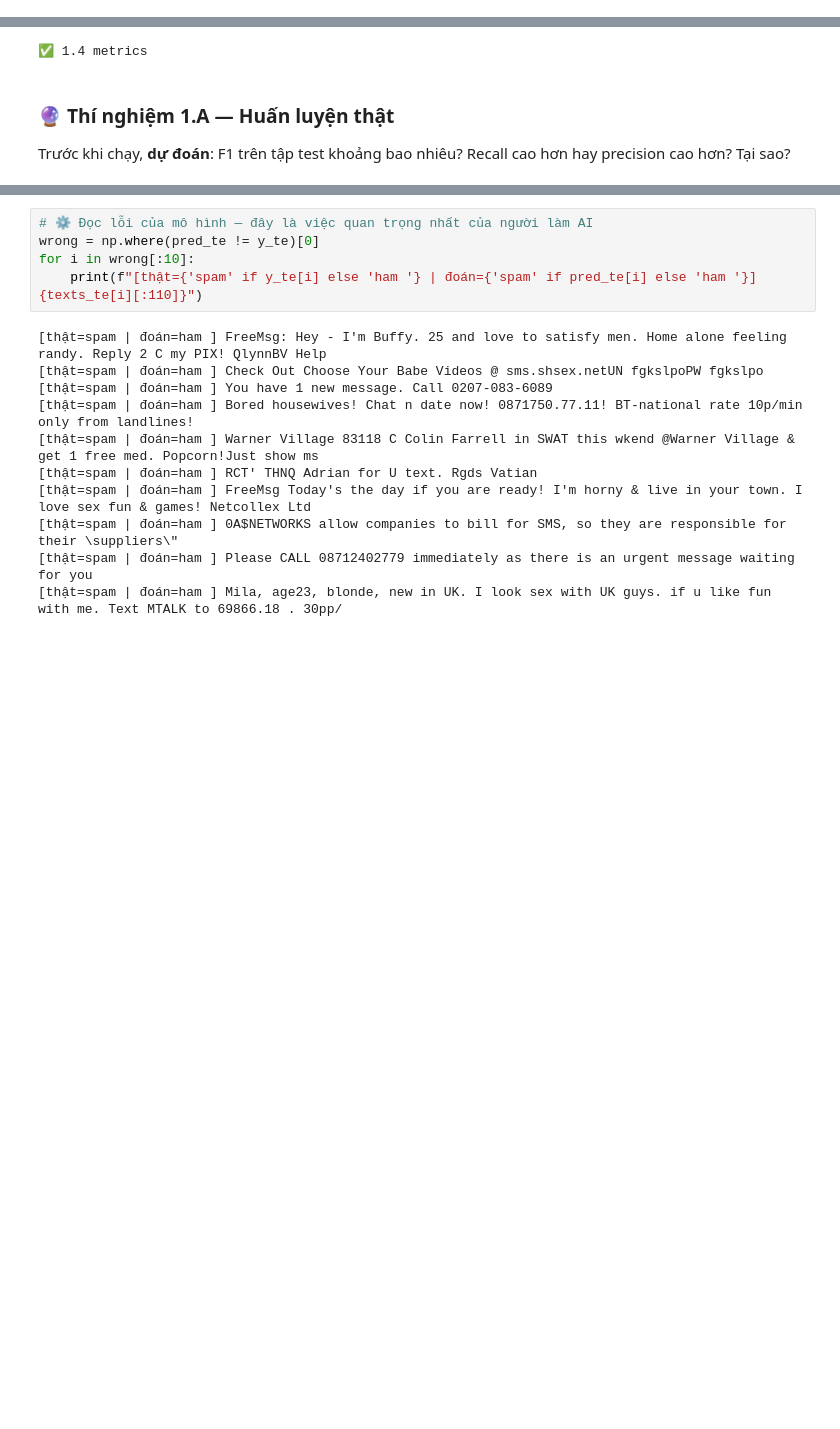
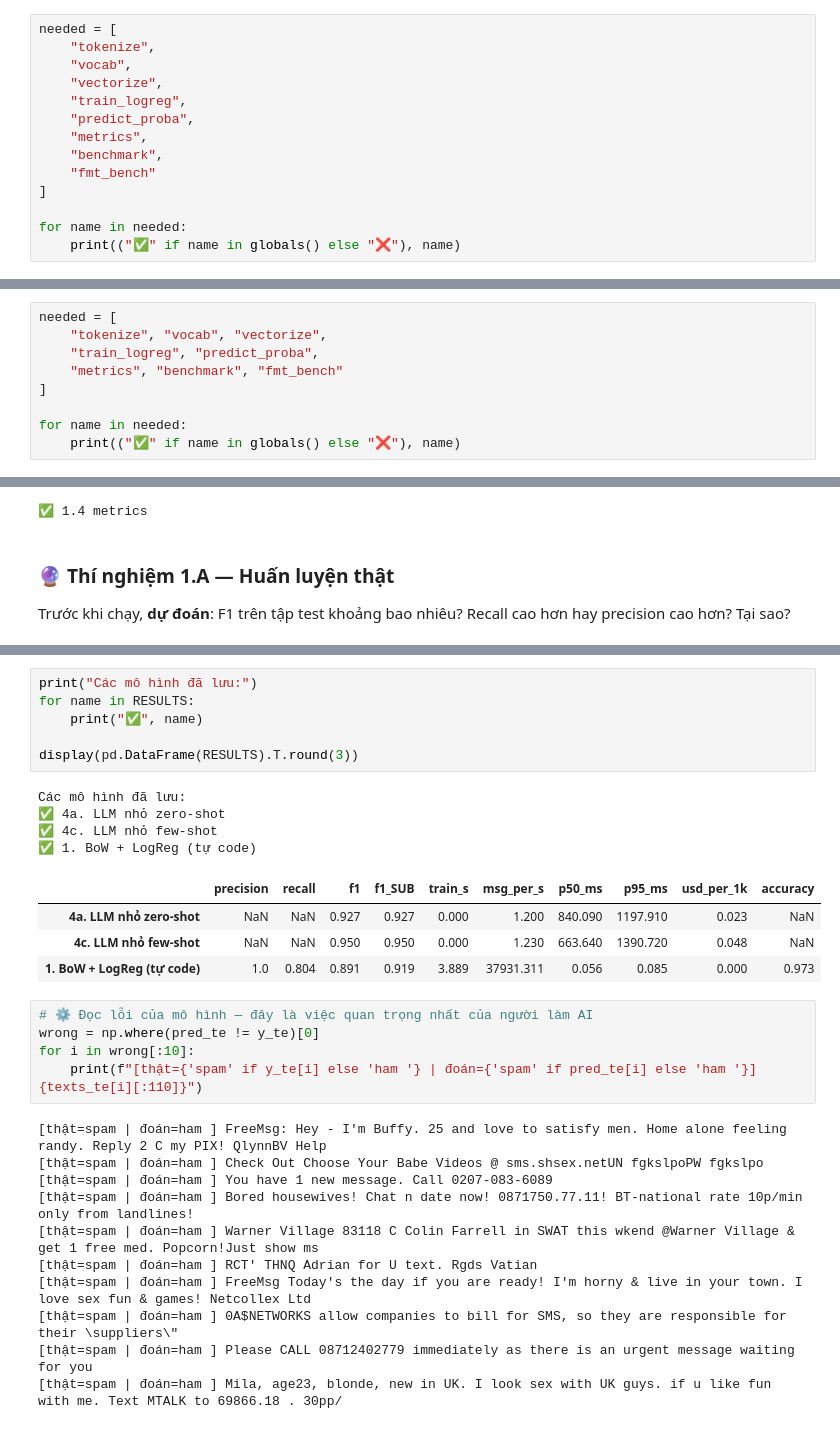
Before and after one commit to NTD-DUONG/K5-L3-DAY01-NguyenThuyDuong--2A202603388-AIFoundation, a Jupyter notebook: src/day01_spam_ml_dl_embedding_llm.ipynb, the cells around one changed output, grey strips where cells are left out. Cells and saved outputs as stored; diff of their text form; blank space fills up the shorter version.

```diff
--- a/src/day01_spam_ml_dl_embedding_llm.ipynb
+++ b/src/day01_spam_ml_dl_embedding_llm.ipynb
@@ -239,3 +290,17 @@ def vectorize(texts, vocab: dict[str, int]) -> np.ndarray:
                 X[i, vocab[word]] = 1.0
 
     return X
+# %%
+needed = [
+    "tokenize",
+    "vocab",
+    "vectorize",
+    "train_logreg",
+    "predict_proba",
+    "metrics",
+    "benchmark",
+    "fmt_bench"
+]
+
+for name in needed:
+    print(("✅" if name in globals() else "❌"), name)
@@ -274,3 +348,12 @@ def predict_proba(X, w, b):
     """p(spam) cho từng dòng của X:  σ(X·w + b) → shape (n,)"""
     z = X @ w + b
     return sigmoid(z)
+# %%
+needed = [
+    "tokenize", "vocab", "vectorize",
+    "train_logreg", "predict_proba",
+    "metrics", "benchmark", "fmt_bench"
+]
+
+for name in needed:
+    print(("✅" if name in globals() else "❌"), name)
@@ -393,6 +485,21 @@ TEST : {'accuracy': 0.973, 'precision': 1.0, 'recall': 0.804, 'f1': 0.891}
 
 🔺 Từ đẩy về SPAM mạnh nhất: ['call', 'txt', 'your', 'text', 'free', 'to', 'stop', 'now', 'from', 'www', 'reply', '2']
 🔻 Từ kéo về HAM mạnh nhất : ['i', 'me', 'my', 'that', 'in', 'lt', 'gt', 'it', 'but', 'what', 'how', 'ok']
+# %%
+print("Các mô hình đã lưu:")
+for name in RESULTS:
+    print("✅", name)
+
+display(pd.DataFrame(RESULTS).T.round(3))
+# %% [output]
+Các mô hình đã lưu:
+✅ 4a. LLM nhỏ zero-shot
+✅ 4c. LLM nhỏ few-shot
+✅ 1. BoW + LogReg (tự code)
+|  | precision | recall | f1 | f1_SUB | train_s | msg_per_s | p50_ms | p95_ms | usd_per_1k | accuracy |
+| 4a. LLM nhỏ zero-shot | NaN | NaN | 0.927 | 0.927 | 0.000 | 1.200 | 840.090 | 1197.910 | 0.023 | NaN |
+| 4c. LLM nhỏ few-shot | NaN | NaN | 0.950 | 0.950 | 0.000 | 1.230 | 663.640 | 1390.720 | 0.048 | NaN |
+| 1. BoW + LogReg (tự code) | 1.0 | 0.804 | 0.891 | 0.919 | 3.889 | 37931.311 | 0.056 | 0.085 | 0.000 | 0.973 |
 # %%
 # ⚙️ Đọc lỗi của mô hình — đây là việc quan trọng nhất của người làm AI
 wrong = np.where(pred_te != y_te)[0]
```
Also changed, not shown: parts of 43 cells of this notebook.
